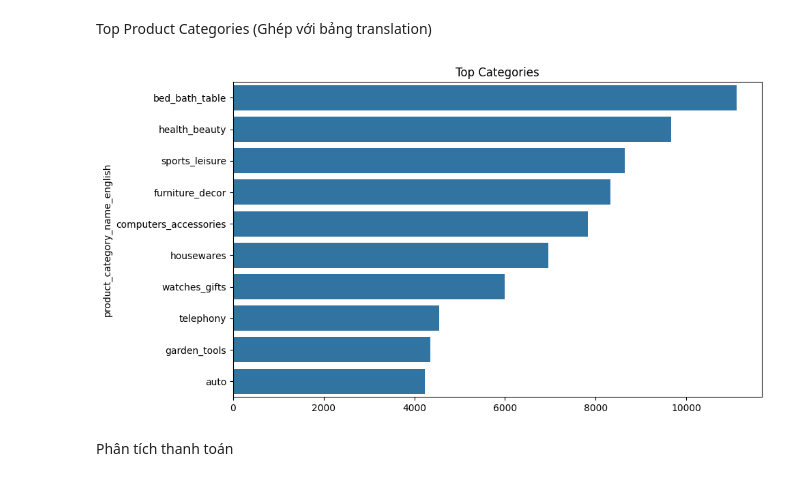
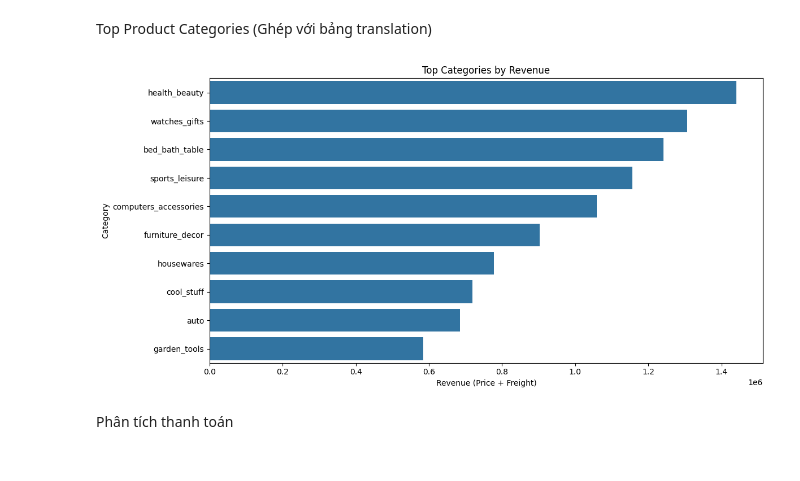
Before and after one commit to DaoGiaPhuc/final-data-mining-project, a Jupyter notebook: notebooks/01_dataset_eda.ipynb, the cells around one changed output. Saved outputs shown, nothing was run; the diff lists cells and outputs as text; code cells hidden in the pictures.

```diff
--- a/notebooks/01_dataset_eda.ipynb
+++ b/notebooks/01_dataset_eda.ipynb
@@ -6,15 +6,15 @@ import numpy as np
 import matplotlib.pyplot as plt
 import seaborn as sns
 
-customers = pd.read_csv('dataset/olist_customers_dataset.csv')
-orders = pd.read_csv('dataset/olist_orders_dataset.csv')
-items = pd.read_csv('dataset/olist_order_items_dataset.csv')
-payments = pd.read_csv('dataset/olist_order_payments_dataset.csv')
-reviews = pd.read_csv('dataset/olist_order_reviews_dataset.csv')
-products = pd.read_csv('dataset/olist_products_dataset.csv')
-sellers = pd.read_csv('dataset/olist_sellers_dataset.csv')
-geo = pd.read_csv('dataset/olist_geolocation_dataset.csv')
-translation = pd.read_csv('dataset/product_category_name_translation.csv')
+customers = pd.read_csv('data/raw//olist_customers_dataset.csv')
+orders = pd.read_csv('data/raw/olist_orders_dataset.csv')
+items = pd.read_csv('data/raw/olist_order_items_dataset.csv')
+payments = pd.read_csv('data/raw/olist_order_payments_dataset.csv')
+reviews = pd.read_csv('data/raw/olist_order_reviews_dataset.csv')
+products = pd.read_csv('data/raw/olist_products_dataset.csv')
+sellers = pd.read_csv('data/raw/olist_sellers_dataset.csv')
+geo = pd.read_csv('data/raw/olist_geolocation_dataset.csv')
+translation = pd.read_csv('data/raw/product_category_name_translation.csv')
 # %% [markdown]
 Tổng quan dữ liệu
 # %%
@@ -261,18 +251,32 @@ top_cat = (
+# %%
+product_sales['revenue'] = (
+    product_sales['price']
+    + product_sales['freight_value']
+)
+# %%
+category_revenue = (
+    product_sales
+    .groupby('product_category_name_english')['revenue']
+    .sum()
+    .sort_values(ascending=False)
+    .head(10)
+)
 # %%
-plt.figure(figsize=(10,6))
+plt.figure(figsize=(12,6))
 
 sns.barplot(
-    x=top_cat.values,
-    y=top_cat.index
+    x=category_revenue.values,
+    y=category_revenue.index
 )
 
-plt.title(
-    'Top Categories'
-)
+plt.title('Top Categories by Revenue')
+plt.xlabel('Revenue (Price + Freight)')
+plt.ylabel('Category')
 
+plt.tight_layout()
 plt.show()
 # %% [output]
-[figure, old version]
+[figure, new version]
 # %% [markdown]
 Phân tích thanh toán
 # %%
```
Also changed, not shown: parts of 8 cells of this notebook.
